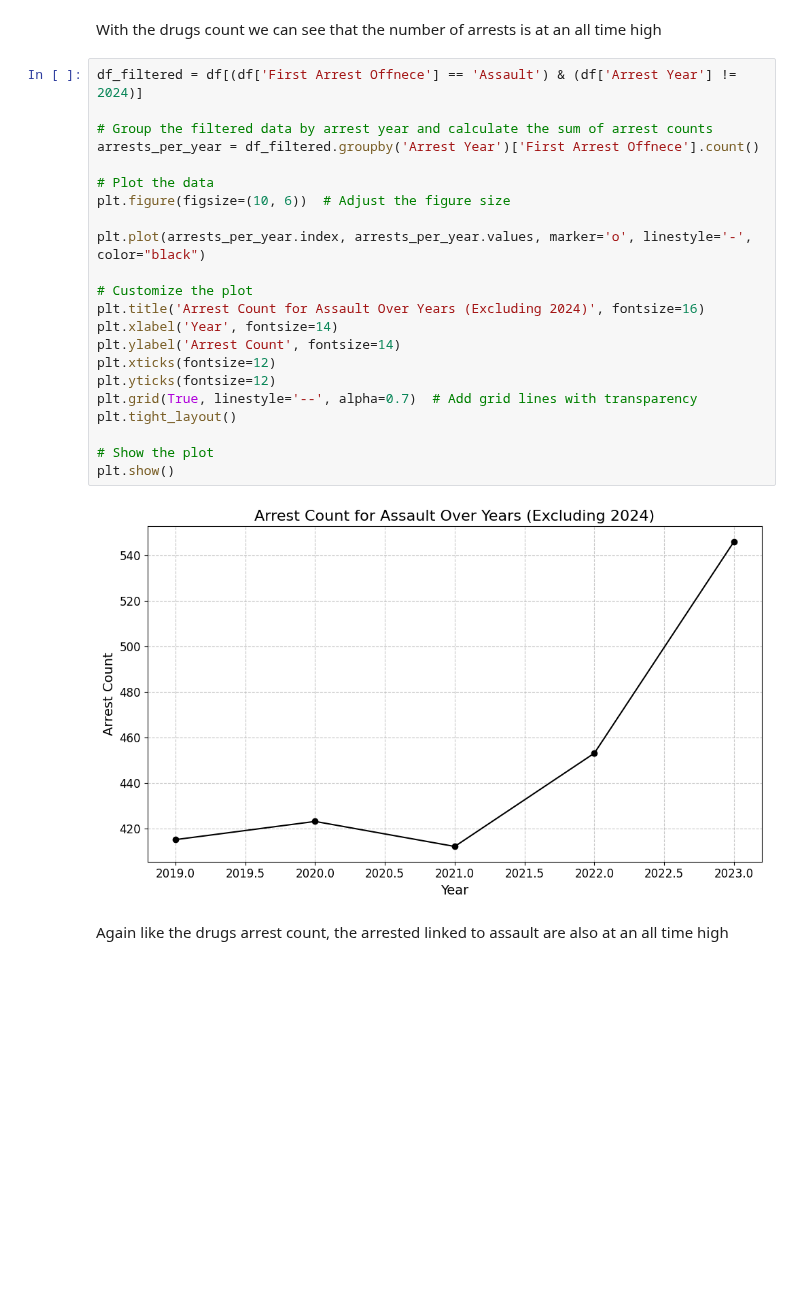
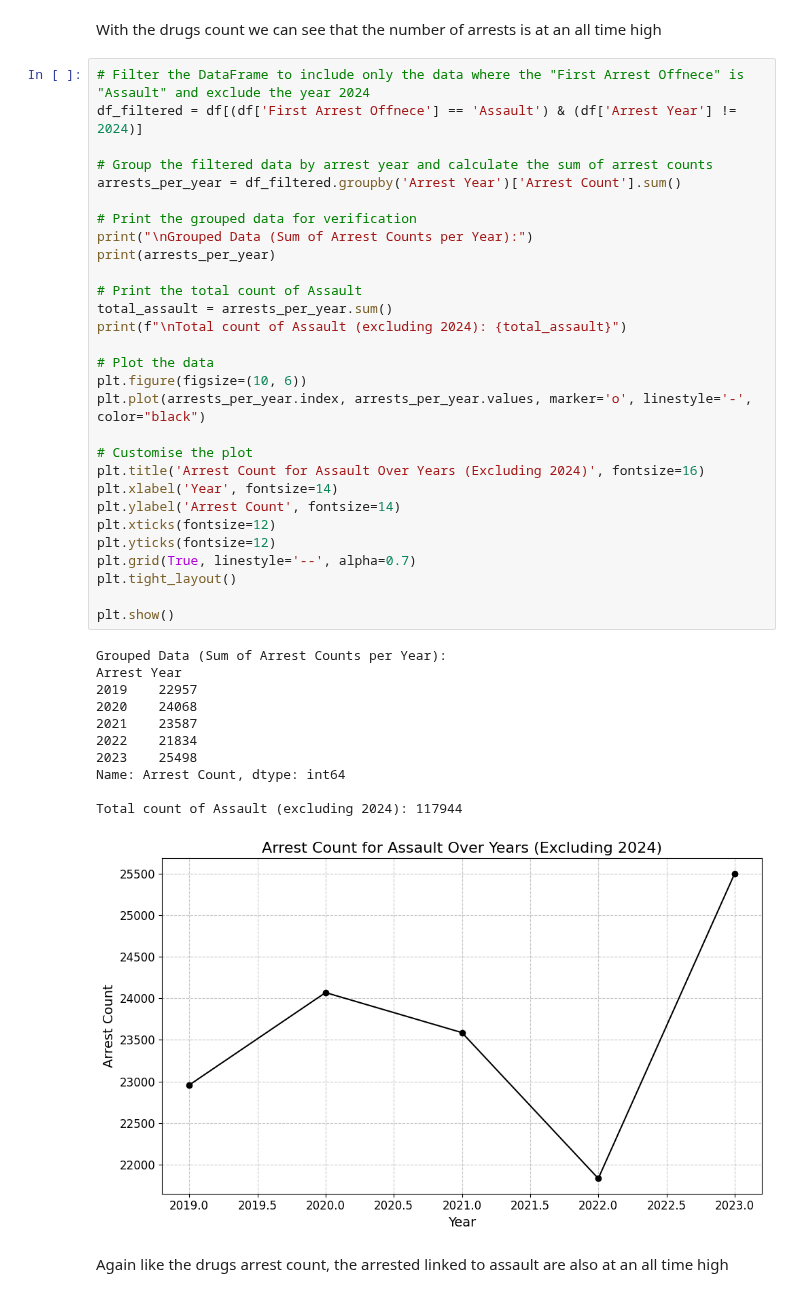
Before and after one commit to Ozan797/Crime-Visualiser, a Jupyter notebook: Arrests.ipynb, the cells around one changed output. Drawn from its saved outputs; the diff is of its cells as text; blank space fills up the shorter version.

Commit message:
Fixed graph count issues and started on deeper analysis of each gender and ethnicity

```diff
--- a/Arrests.ipynb
+++ b/Arrests.ipynb
@@ -186,29 +221,46 @@ plt.show()
 # %% [markdown]
 With the drugs count we can see that the number of arrests is at an all time high
 # %%
+# Filter the DataFrame to include only the data where the "First Arrest Offnece" is "Assault" and exclude the year 2024
 df_filtered = df[(df['First Arrest Offnece'] == 'Assault') & (df['Arrest Year'] != 2024)]
 
 # Group the filtered data by arrest year and calculate the sum of arrest counts
-arrests_per_year = df_filtered.groupby('Arrest Year')['First Arrest Offnece'].count()
+arrests_per_year = df_filtered.groupby('Arrest Year')['Arrest Count'].sum()
+
+# Print the grouped data for verification
+print("\nGrouped Data (Sum of Arrest Counts per Year):")
+print(arrests_per_year)
+
+# Print the total count of Assault
+total_assault = arrests_per_year.sum()
+print(f"\nTotal count of Assault (excluding 2024): {total_assault}")
 
 # Plot the data
-plt.figure(figsize=(10, 6))  # Adjust the figure size
-
+plt.figure(figsize=(10, 6))
 plt.plot(arrests_per_year.index, arrests_per_year.values, marker='o', linestyle='-', color="black")
 
-# Customize the plot
+# Customise the plot
 plt.title('Arrest Count for Assault Over Years (Excluding 2024)', fontsize=16)
 plt.xlabel('Year', fontsize=14)
 plt.ylabel('Arrest Count', fontsize=14)
 plt.xticks(fontsize=12)
 plt.yticks(fontsize=12)
-plt.grid(True, linestyle='--', alpha=0.7)  # Add grid lines with transparency
+plt.grid(True, linestyle='--', alpha=0.7)
 plt.tight_layout()
 
-# Show the plot
 plt.show()
 # %% [output]
+Grouped Data (Sum of Arrest Counts per Year):
+Arrest Year
+2019    22957
+2020    24068
+2021    23587
+2022    21834
+2023    25498
+Name: Arrest Count, dtype: int64
+
+Total count of Assault (excluding 2024): 117944
-[figure, old version]
+[figure, new version]
 # %% [markdown]
 Again like the drugs arrest count, the arrested linked to assault are also at an all time high
 # %%
```
Also changed, not shown: parts of 17 cells of this notebook.
